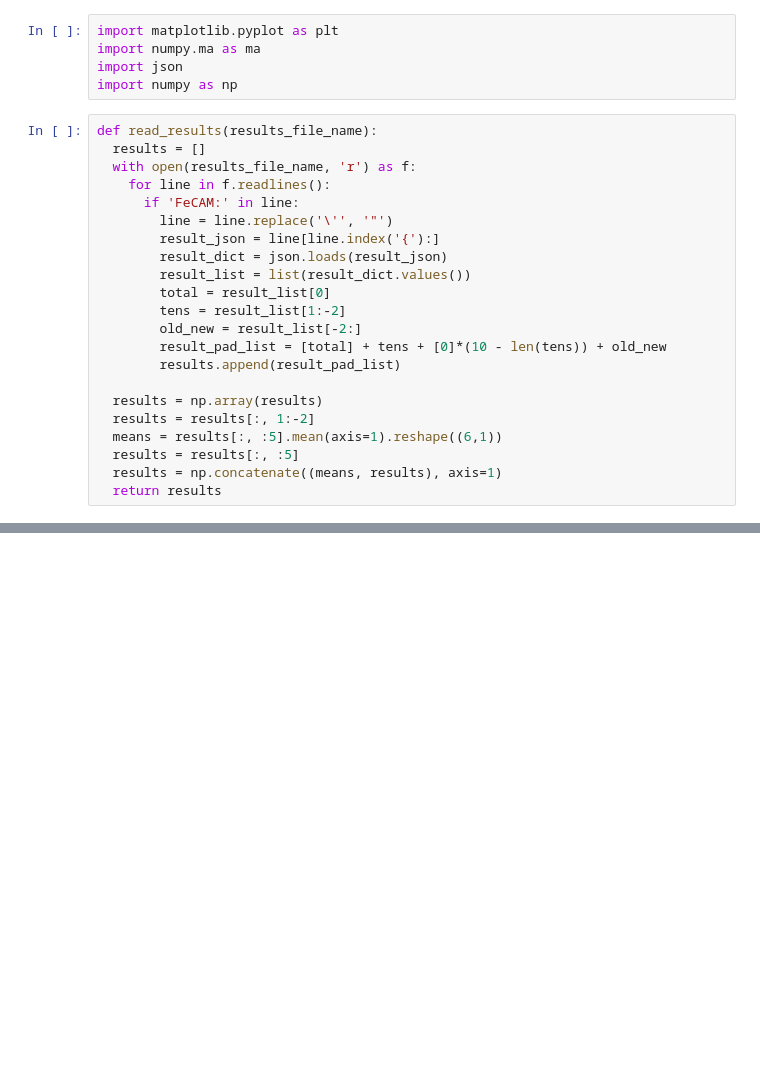
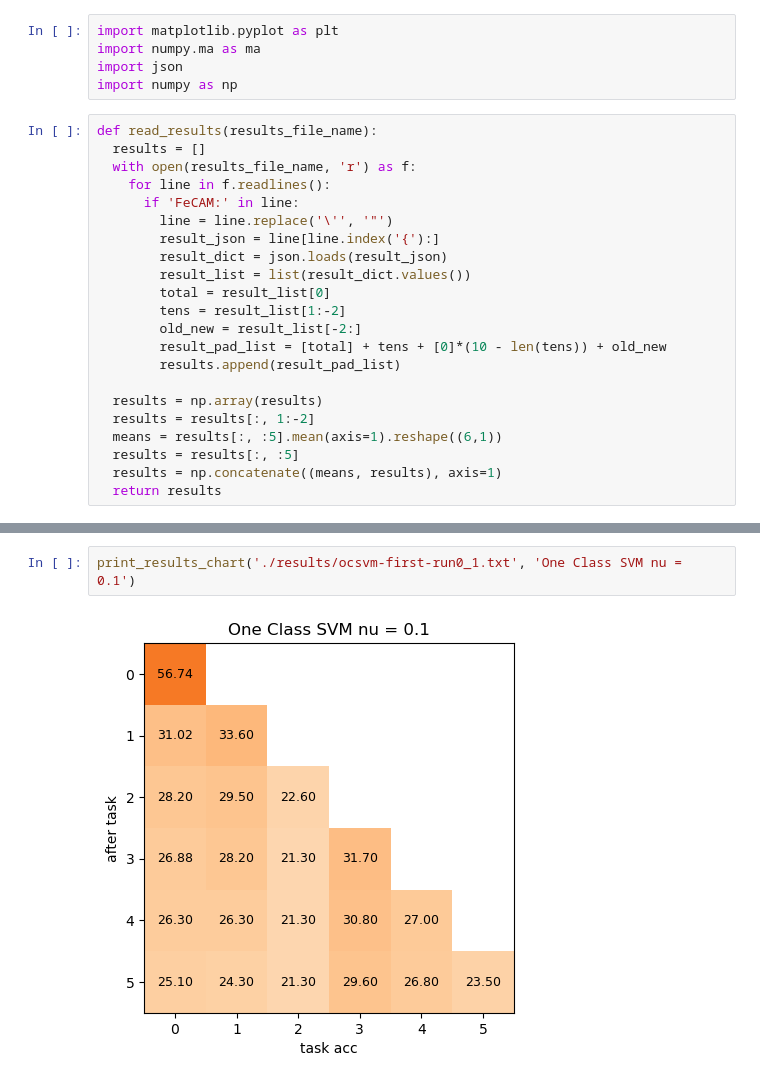
Before and after one commit to matstep0/FeCAM, a Jupyter notebook: chart.ipynb, the cells around one changed output, grey strips where cells are left out. Drawn from its saved outputs; the diff is of its cells as text; blank space fills up the shorter version.

```diff
--- a/chart.ipynb
+++ b/chart.ipynb
@@ -52,0 +53,4 @@ print_results_chart('./results/log_t5.txt')
+# %%
+print_results_chart('./results/ocsvm-first-run0_1.txt', 'One Class SVM nu = 0.1')
+# %% [output]
+[figure, added]
```
Also changed, not shown: parts of 3 cells of this notebook, 2 other files.
